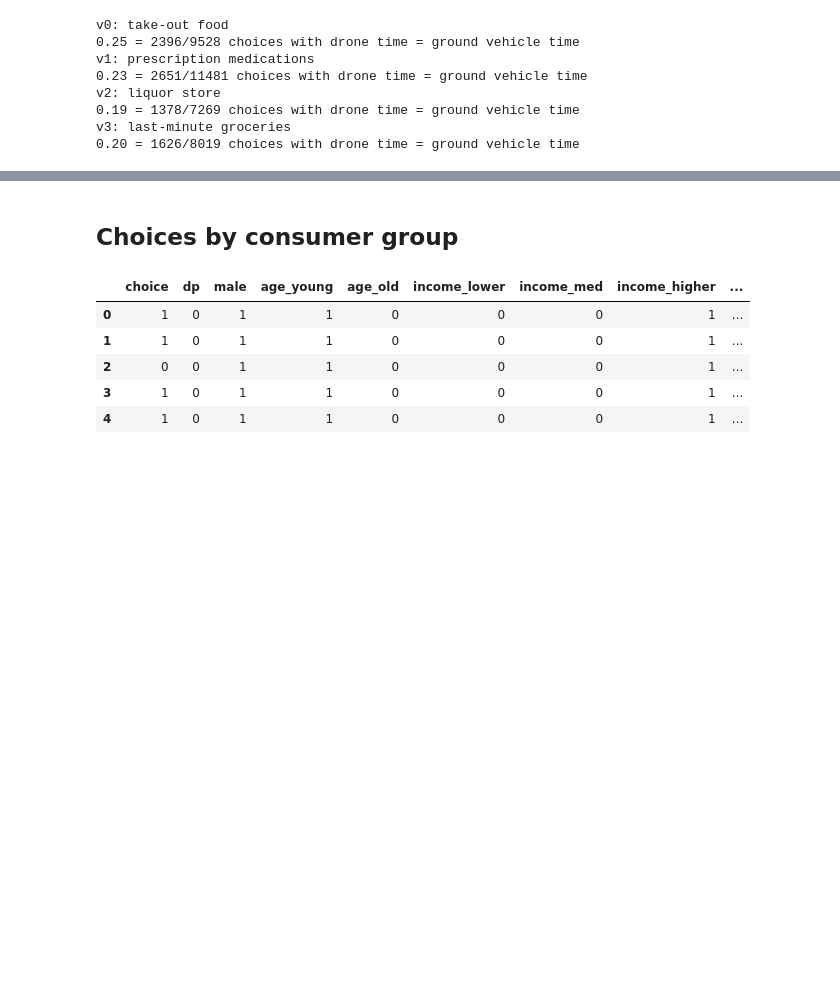
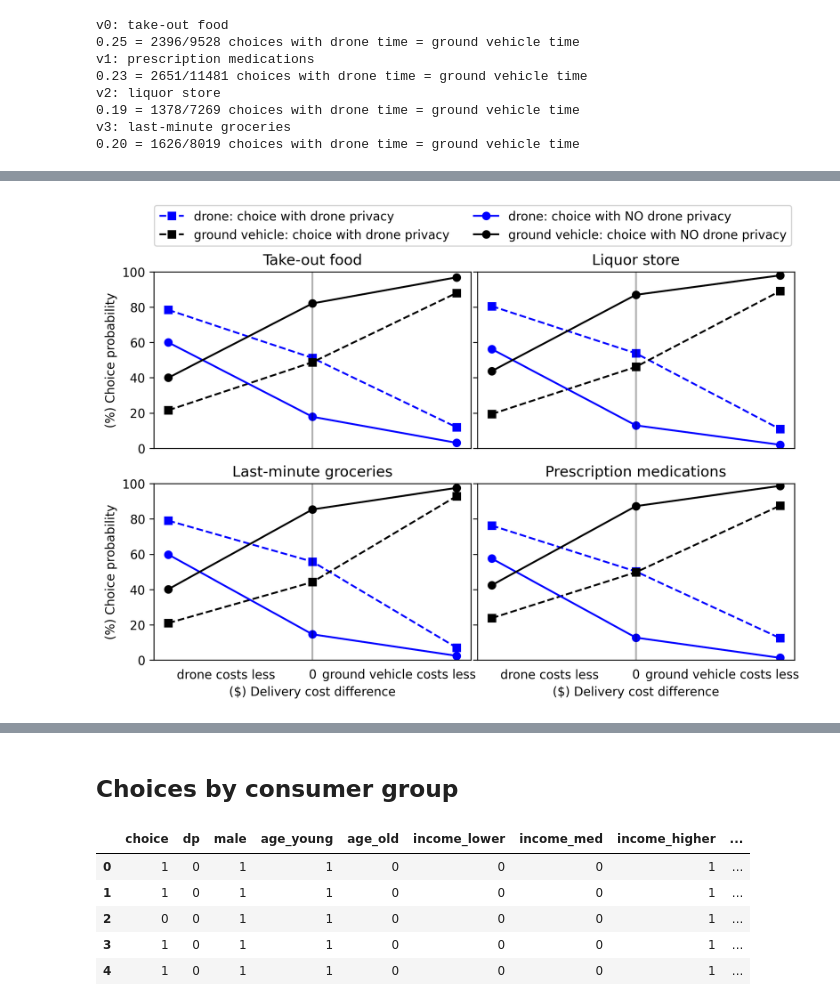
Before and after one commit to aberke/drones-consumer-privacy, a Jupyter notebook: data-analysis/choice-probability-plots.ipynb, the cells around one changed output, grey strips where cells are left out. Cells and saved outputs as stored; diff of their text form; code cells hidden in the pictures; blank space fills up the shorter version.

```diff
--- a/data-analysis/choice-probability-plots.ipynb
+++ b/data-analysis/choice-probability-plots.ipynb
@@ -201,3 +204,11 @@ cost differences: 7582 total choices
 | 28 | 0 | 1 | 4 | 2 | liquor store |
 | 29 | 1 | 1 | 0 | 0 | take-out food |
 | 33 | 0 | 1 | -2 | 2 | liquor store |
+# %%
+# how does this differ by vendor type? will there be enough data?
+for v, vendor_type in enumerate(VENDOR_TYPES):
+    print('v%s: %s' % (v, vendor_type[0]))
+    vdf = choices_df[choices_df['v']==v]
+    v_cost_diff_choices_df = cost_diff_choices_df[cost_diff_choices_df['v']==v]
+    print('%0.2f = %s/%s choices with drone time = ground vehicle time' % (
+    len(v_cost_diff_choices_df)/len(vdf), len(v_cost_diff_choices_df), len(vdf)))
@@ -269,0 +295,27 @@ def plot_choice_by_cost_diff(plot_df, ax):
+# %%
+fig, axes = plt.subplots(2,2, figsize=(8,5),dpi=300,sharey=True,sharex=True)
+plt.tight_layout()
+plt.subplots_adjust(wspace=0.02, hspace=0.2)
+plots_order_vs = [0,2,3,1] # determines plot order
+for i, v in enumerate(plots_order_vs):
+    ax = axes.flat[i]
+    v_type = VENDOR_TYPES[v][0]
+    if i%2==0:
+        ax.set_ylabel('(%) Choice probability')
+
+    vdf = cost_diff_choices_df[cost_diff_choices_df['v']==v].copy()
+    vdf['dc vs gc'] = vdf['d_cost - g_cost'].apply(lambda c: 0 if c == 0 else (-1 if c<0 else 1))
+
+    plot_df = plot_choice_by_cost_diff(vdf, ax, groupby='dc vs gc').round(3)
+    ax.set_xlim([-1.1,1.1])
+    #if i < 2:
+    ax.xaxis.set_ticks_position('none')
+    if i > 1:
+        ax.set_xlabel('($) Delivery cost difference')
+    ax.set_xticks([-0.6,0,0.6])
+    ax.set_xticklabels(['drone costs less','0','ground vehicle costs less'])
+    ax.set_title(v_type.capitalize())
+    if v==0:
+        ax.legend(ncol=2, bbox_to_anchor=(2.03, 1.41))
+    display(plot_df)
+# %% [output]
@@ -270,3 +342,4 @@ def plot_choice_by_cost_diff(plot_df, ax):
+[figure, added]
 # %%
 # fig, axes = plt.subplots(1,4, figsize=(18,2.5),dpi=200,sharey=True)
 fig, axes = plt.subplots(2,2, figsize=(10,6),dpi=300,sharey=True)
```
Also changed, not shown: parts of 26 cells of this notebook.
